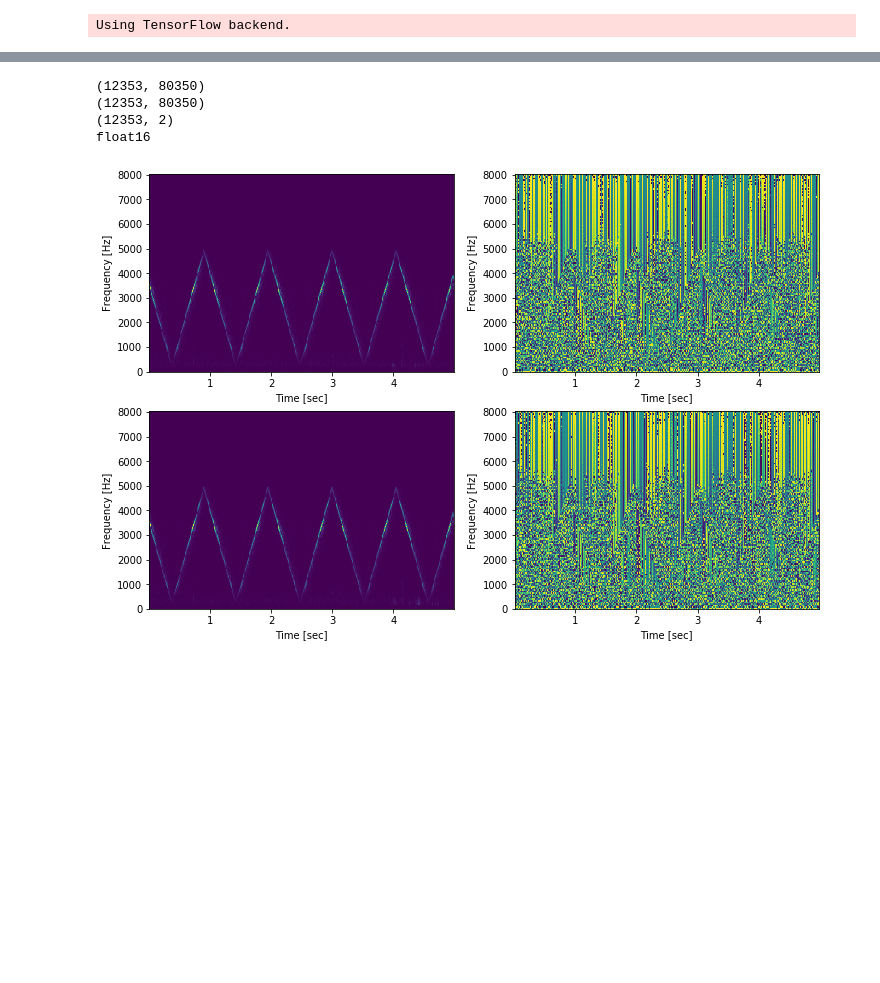
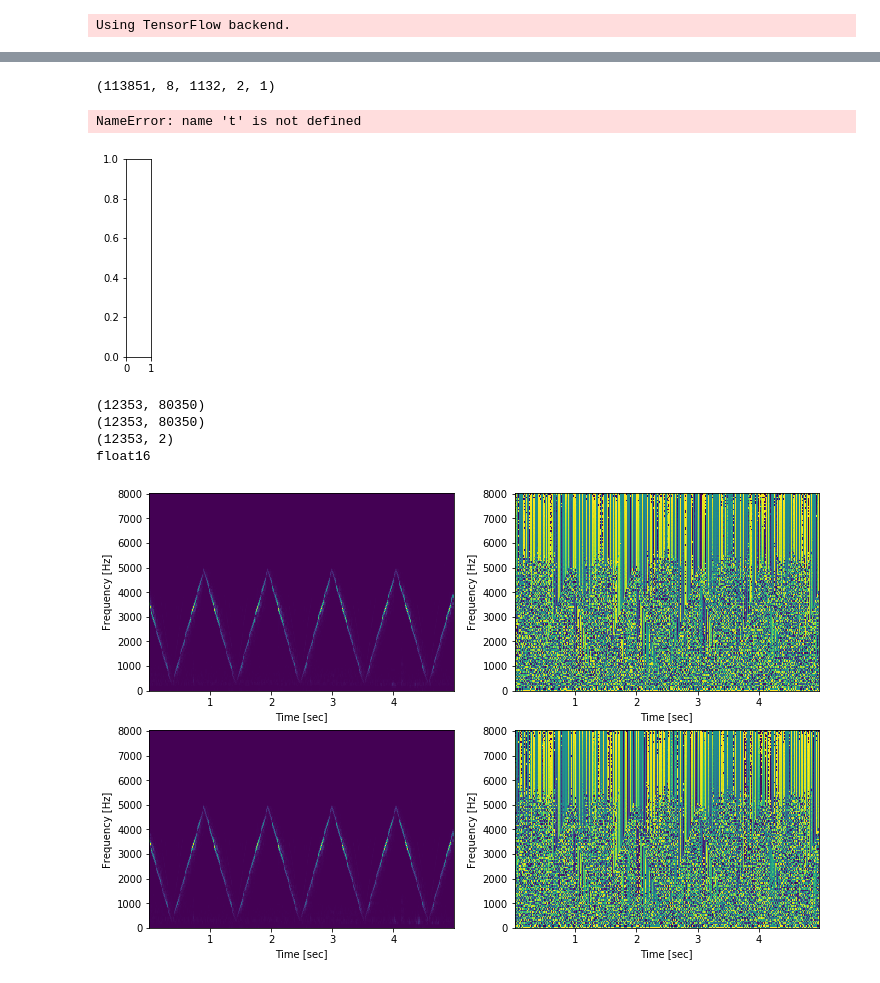
Before and after one commit to pffelix/EmbeddedNeuralNetwork, a Jupyter notebook: src/PythonCode/LocalizationTraining.ipynb, the cells around one changed output, grey strips where cells are left out. Cells and saved outputs as stored; diff of their text form; code cells hidden in the pictures; blank space fills up the shorter version.

Commit message:
optimized magnitude read in

```diff
--- a/src/PythonCode/LocalizationTraining.ipynb
+++ b/src/PythonCode/LocalizationTraining.ipynb
@@ -55,9 +55,11 @@ folderN = len(folderName)
 if fs == 16000:
     if featureType == "raw":
         samplesN = 113599;
+        data = np.zeros((samplesN, angleN, filesN, micN, folderNameNselected), dtype = np.int16)
     if featureType == "magnitude":
         samplesN = 113851;
-data = np.zeros((folderN, samplesN, angleN, filesN, micN), dtype = np.int16)
+        data = np.zeros((int(fftWindowN / 2) + 1, int(samplesN / ((fftWindowN / 2) + 1)), angleN, filesN, micN, folderNameNselected), dtype = np.int16)
+        print (np.shape(data)) # magnitude bins
 
 # read data
 for folder_i in range(folderNameNselected):
@@ -80,10 +82,13 @@ for folder_i in range(folderNameNselected):
             data_i[:,1] = signal.sosfilt(sos, data_i[:,1])
 
         # reshape into invidual databases
-        data_i = np.reshape(data_i, (samplesN, angleN, filesN, micN))
+        if featureType == "raw":
+            data_i = np.reshape(data_i, (samplesN, angleN, filesN, micN))
+        if featureType == "magnitude":
+            data_i = np.reshape(data_i, (int(fftWindowN / 2) + 1, int(samplesN / ((fftWindowN / 2) + 1)), angleN, filesN, micN))
 
         # merge into one database
-        data[folder_i,:,:,:,:] = data_i
+        data[:,:,:,:,:,folder_i] = data_i
 
         print ("finished load data file")
 
@@ -132,3 +134,17 @@ MemoryError: Unable to allocate 15.3 GiB for an array with shape (2009282, 512)
+# %%
+# calculate features
+print (np.shape(data)) # magnitude bins
+# visualize features
+index = 0
+plt.figure(figsize=(12, 8))
+plt.subplot (1)
+plt.pcolormesh(t, f, data[:,])
+plt.ylabel('Frequency [Hz]')
+plt.xlabel('Time [sec]')
+# %% [output]
+(113851, 8, 1132, 2, 1)
+NameError: name 't' is not defined
+[figure, added]
 # %%
 run = False
 if run
```
Also changed, not shown: parts of 2 cells of this notebook.
